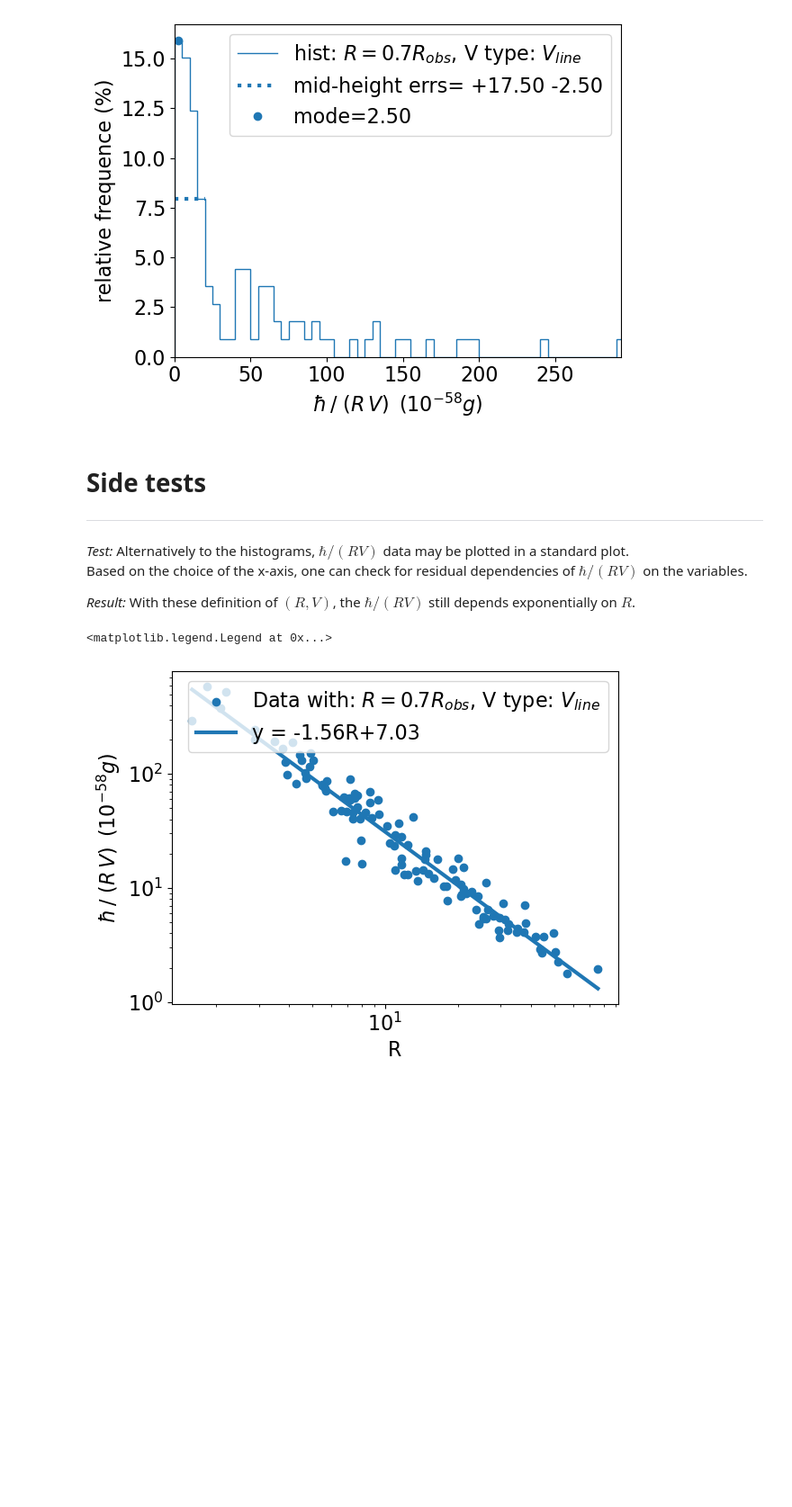
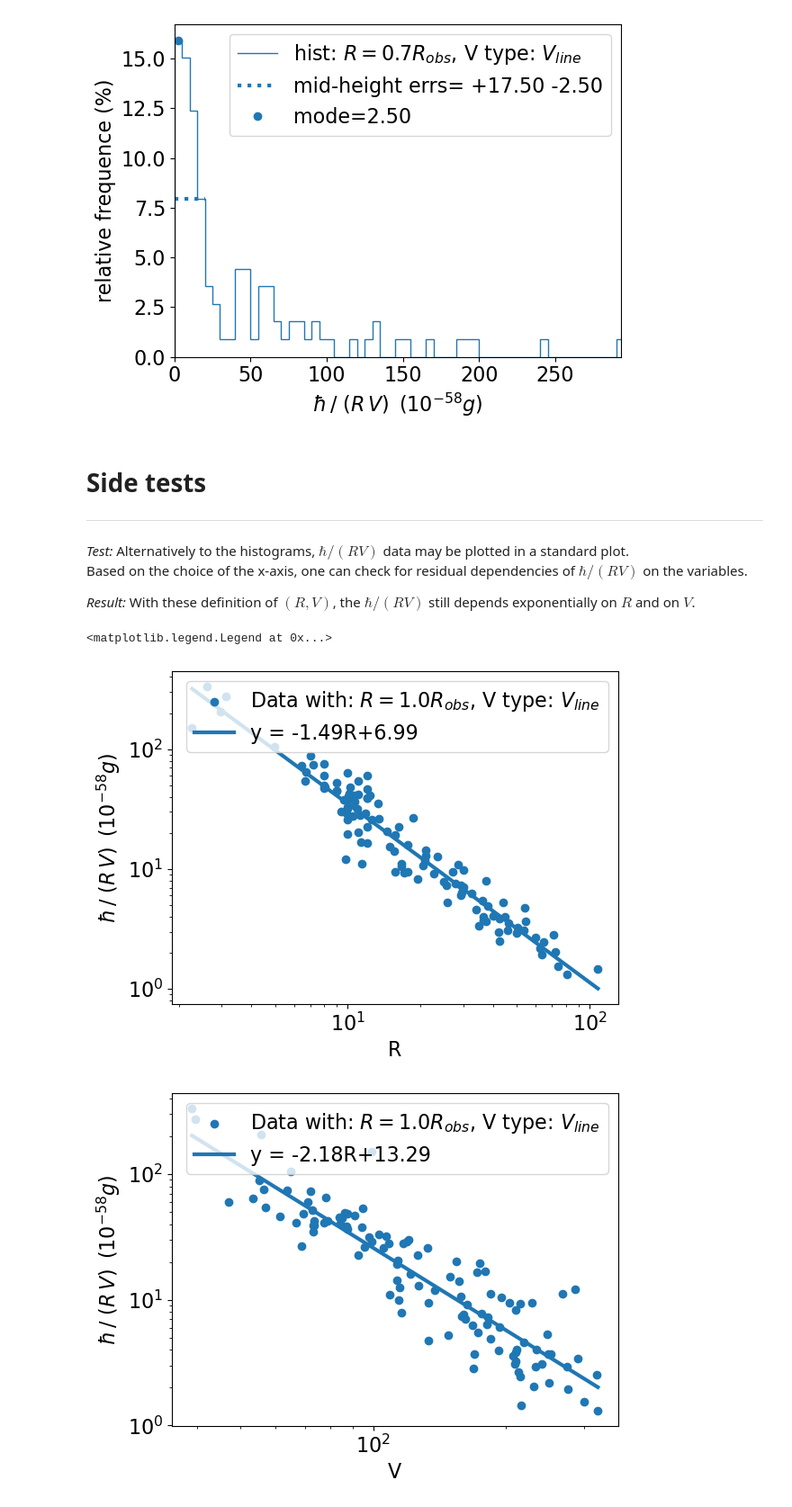
Before and after one commit to GaiaMarangon/PhD-SPARC_analysis, a Jupyter notebook: sparcRVelements.ipynb, the cells around one changed output. Shown at 90% size. Cells and saved outputs as stored; diff of their text form; code cells hidden in the pictures; blank space fills up the shorter version.

```diff
--- a/sparcRVelements.ipynb
+++ b/sparcRVelements.ipynb
@@ -408,11 +408,11 @@ plt.savefig(figpath,dpi=300)
 *Test:* Alternatively to the histograms, $\hbar/(RV)$ data may be plotted in a standard plot. <br>
 Based on the choice of the x-axis, one can check for residual dependencies of $\hbar/(RV)$ on the variables.
 
-*Result:* With these definition of $(R,V)$, the $\hbar/(RV)$ still depends exponentially on $R$.
+*Result:* With these definition of $(R,V)$, the $\hbar/(RV)$ still depends exponentially on $R$ and on $V$.
 # %%
 #parameters - select reference R,V
-percR = 0.7
-typeV = "VL"
+percR = 1.0
+typeV = "VL" #Vflat, VL, VE
 #graphical parameters
 col = "tab:blue"
 #output data parameters
@@ -443,32 +443,45 @@ else:
     R_list = np.array([el[el.index(percR)+1] for el in elements_list])
     labelR = f"$R = {percR:.1f}R_{{obs}}$"
 #select V
 if typeV=="Vflat":
     V_list = np.array([el[6] for el in elements_list])
     labelV = f"V type: $V_{{flat}}$"
 elif typeV=="VL":
     V_list = np.array([el[el.index(percR)+2] for el in elements_list])
     labelV = f"V type: $V_{{line}}$"
 elif typeV=="VE":
     V_list = np.array([el[el.index(percR)+1] for el in elements_list])
     labelV = f"V type: $V_{{exact}}$"
 else:
     print("Velocity type not valid")
 #compute h/RV
 hbar = 1.0546 #10^-27 g cm^2 /s
 hRV_list = hbar/(R_list*V_list) *100000/ee.PC #10^-58 g
 
 #fit (R, h/RV)
 m,q = np.polyfit(np.log(R_list),np.log(hRV_list),1)
 #plot against R
-plt.figure(11)
+plt.figure()
 plt.xscale("log")
 plt.yscale("log")
 plt.scatter(R_list, hRV_list,color=col,label="Data with: "+labelR+", "+labelV)
 plt.plot(np.array(sorted(R_list)), np.exp(q)*np.array(sorted(R_list))**m,'-',color=col,label=f"y = {m:.2f}R{q:+.2f}")
 plt.xlabel("R")
 plt.ylabel(f"$\hbar \,/\,\, (R\, V) \,\,\,( 10^{{-58}} g)$")
 plt.legend()
+
+#fit (V, h/RV)
+m,q = np.polyfit(np.log(V_list),np.log(hRV_list),1)
+#plot against R
+plt.figure()
+plt.xscale("log")
+plt.yscale("log")
+plt.scatter(V_list, hRV_list,color=col,label="Data with: "+labelR+", "+labelV)
+plt.plot(np.array(sorted(V_list)), np.exp(q)*np.array(sorted(V_list))**m,'-',color=col,label=f"y = {m:.2f}R{q:+.2f}")
+plt.xlabel("V")
+plt.ylabel(f"$\hbar \,/\,\, (R\, V) \,\,\,( 10^{{-58}} g)$")
+plt.legend()
 # %% [output]
 <matplotlib.legend.Legend at 0x...>
-[figure, old version]
+[figure, new version]
+[figure, added]
```
Also changed, not shown: parts of 5 cells of this notebook, 2 other files.
